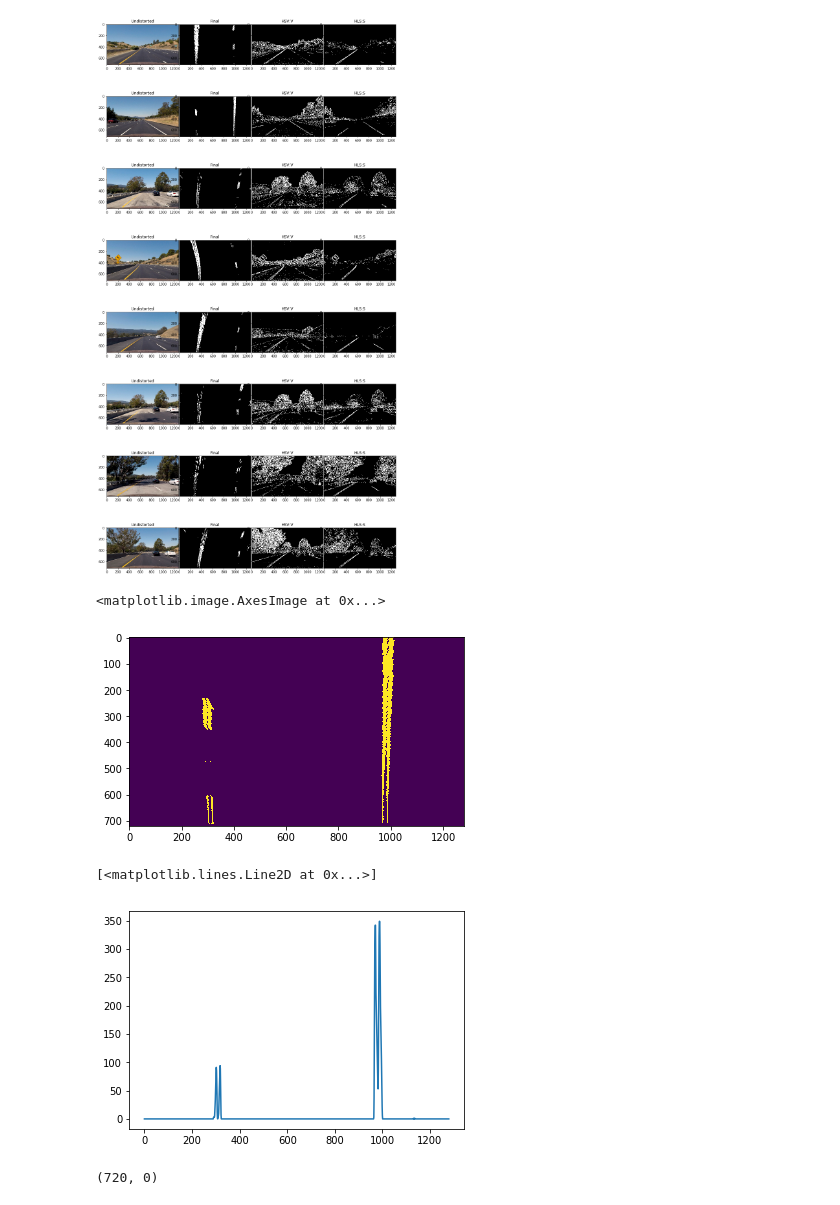
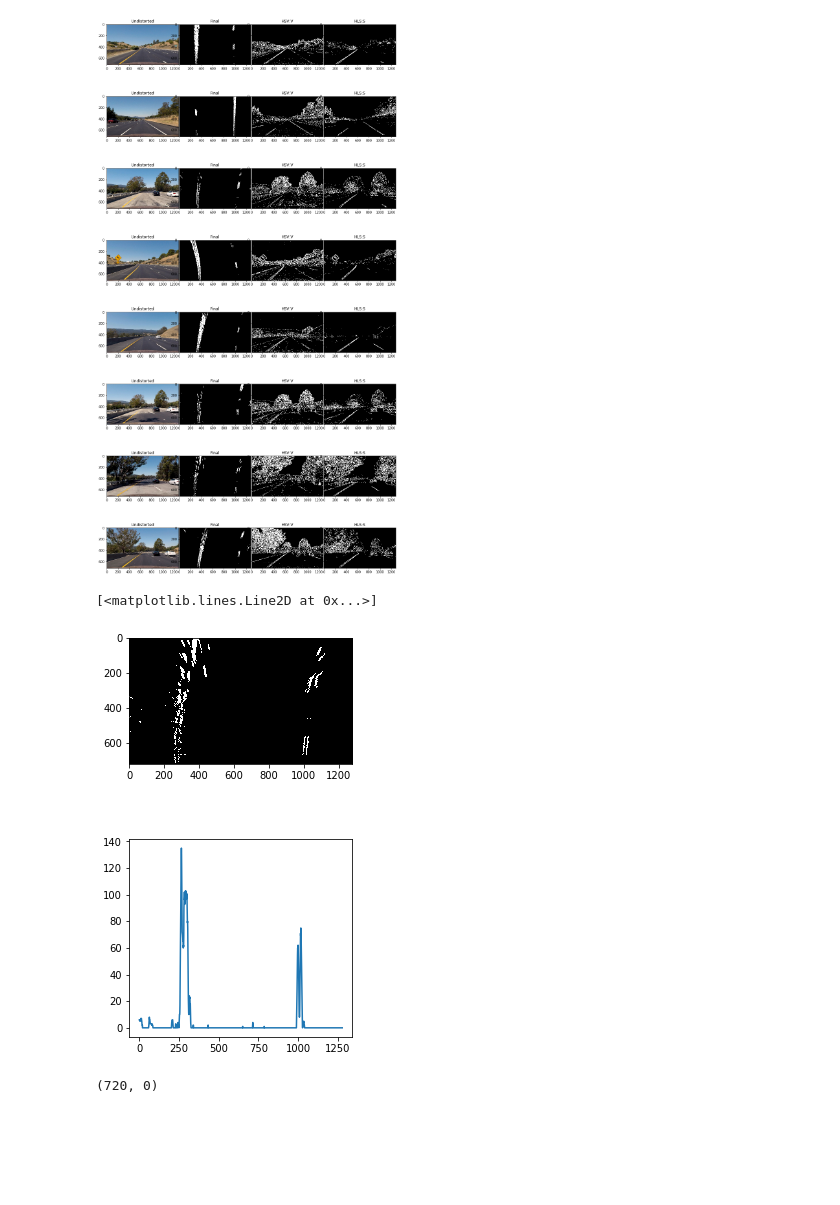
Before and after one commit to lizhang101/CarND, a Jupyter notebook: CarND-Advanced-Lane-Lines/find_lane_lines.ipynb, the cells around one changed output. Saved outputs shown, nothing was run; the diff lists cells and outputs as text; code cells hidden in the pictures; blank space fills up the shorter version.

```diff
--- a/CarND-Advanced-Lane-Lines/find_lane_lines.ipynb
+++ b/CarND-Advanced-Lane-Lines/find_lane_lines.ipynb
@@ -319,19 +319,18 @@ for i,img in enumerate(test_imgs):
     axs[4*i+3].set_title('HLS:S')
 # %% [output]
 [figure]
-# %%
-comb, img0,img1,undist = image_pipeline(test_imgs[1])
-plt.imshow(comb)
-# %% [output]
-<matplotlib.image.AxesImage at 0x...>
-[figure, removed]
-# %%
-img=comb
-histogram = np.sum(img[img.shape[0]//2:,:], axis=0)
-plt.plot(histogram)
-# %% [output]
-[<matplotlib.lines.Line2D at 0x...>]
-[figure, removed]
+# %%
+f, axs = plt.subplots(2, 1, figsize=(4,8))
+f.subplots_adjust(hspace =.2, wspace=.01)
+axs = axs.ravel()
+comb, img0,img1,undist = image_pipeline(test_imgs[6])
+axs[0].imshow(comb)
+histogram = np.sum(img[img.shape[0]//2:,:], axis=0)
+axs[0].imshow(comb, cmap='gray')
+axs[1].plot(histogram)
+# %% [output]
+[<matplotlib.lines.Line2D at 0x...>]
+[figure, added]
 # %%
 binary_warped = comb
 # Take a histogram of the bottom half of the image
```
